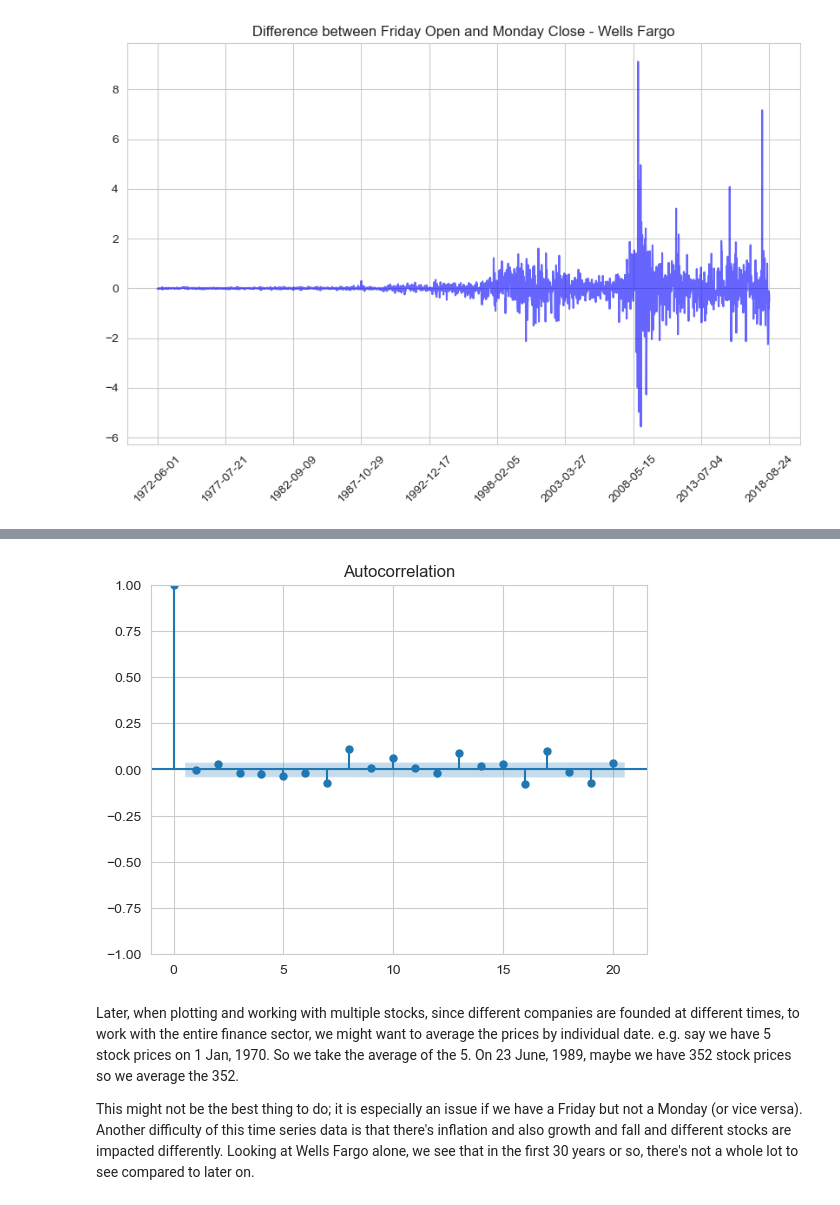
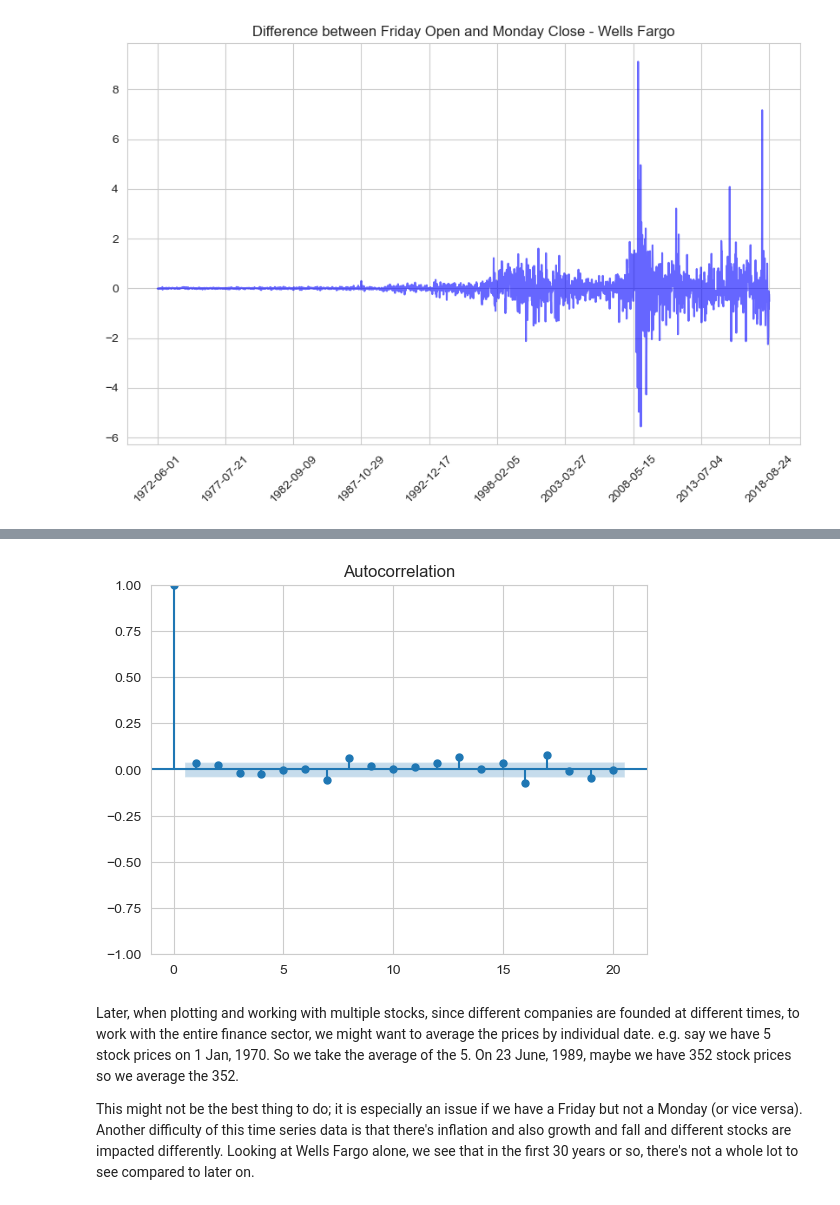
Before and after one commit to ghuckabe/DSTMarketAnalysis, a Jupyter notebook: kaggle_finance.ipynb, the cells around one changed output, grey strips where cells are left out. Cells and saved outputs as stored; diff of their text form; code cells hidden in the pictures.

```diff
--- a/kaggle_finance.ipynb
+++ b/kaggle_finance.ipynb
@@ -770,11 +778,8 @@ plt.show()
-# %%
-sm.graphics.tsa.plot_acf(WFC_time_diff[start_counter:end_counter], lags = 20,alpha = 0.05)
-plt.show()
-
-# the blue band gives confidence intervals; default is 95% confidence intervals.
-# looks liks we have some significant behavior at 7, 8, 10, 13, 16, 17 from the viewpoint of the confidence intervals
-# %% [output]
-[figure, removed]
+# %%
+sm.graphics.tsa.plot_acf(WFC_time_perc_diff[start_counter:end_counter], lags = 20,alpha = 0.05)
+plt.show()
+# %% [output]
+[figure, added]
 # %% [markdown]
 Later, when plotting and working with multiple stocks, since different companies are founded at different times, to work with the entire finance sector, we might want to average the prices by individual date. e.g. say we have 5 stock prices on 1 Jan, 1970. So we take the average of the 5. On 23 June, 1989, maybe we have 352 stock prices so we average the 352.
 
```
Also changed, not shown: parts of 2 cells of this notebook.
